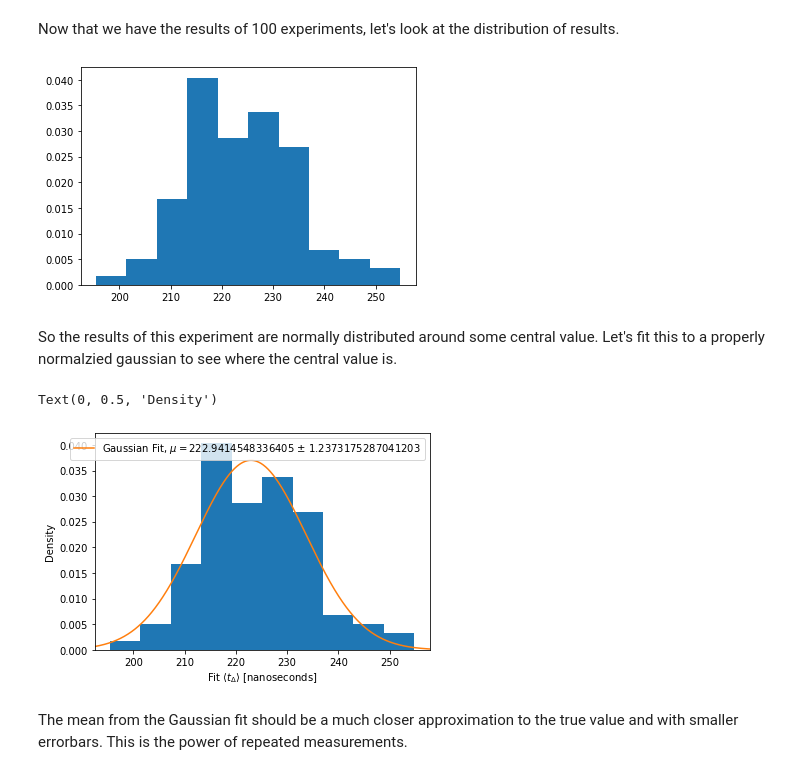
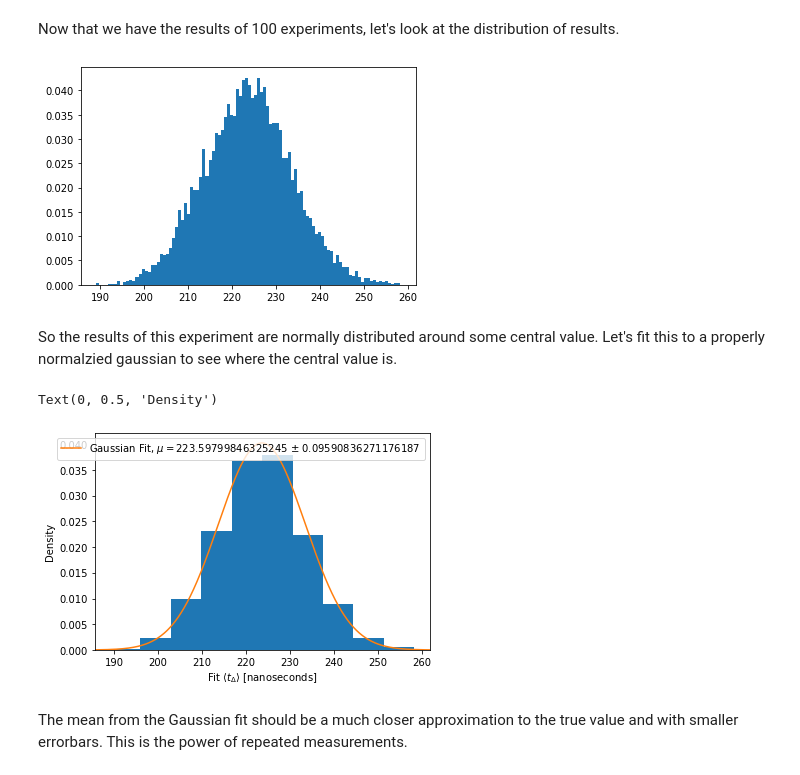
Before and after one commit to dtemps123/HS_Lessons, a Jupyter notebook: Lesson04.ipynb, the cells around one changed output. Saved outputs shown, nothing was run; the diff lists cells and outputs as text; code cells hidden in the pictures.

```diff
--- a/Lesson04.ipynb
+++ b/Lesson04.ipynb
@@ -96,10 +96,10 @@ This histogram looks like we expect, but how close to the PDF is it. To determin
 # %%
 ## create a histogram of these values
 t_bins = np.linspace(start=0.0 , stop=1.0e3 , num=100)
-pyp.figure()
-n_entries, bin_edges, patches = pyp.hist(t_vals, bins=t_bins, density=1.0, label="Data")
-pyp.plot(t_delta_vals, pdf_vals, label=r"Fixed PDF, $\tau=$"+str(kr83m_9keV_tau)+" ns")
-pyp.legend(loc='upper right')
+plt.figure()
+n_entries, bin_edges, patches = plt.hist(t_vals, bins=t_bins, density=1.0, label="Data")
+plt.plot(t_delta_vals, pdf_vals, label=r"Fixed PDF, $\tau=$"+str(kr83m_9keV_tau)+" ns")
+plt.legend(loc='upper right')
 plt.xlabel(r"$t_\Delta$ [nanoseconds]")
 plt.ylabel(r"PDF [ns$^{-1}$]")
 # %% [output]
@@ -113,8 +113,6 @@ from scipy.optimize import curve_fit
 ## We extracted the bin contents and edges from the histogram above
 bin_entries = n_entries   ## note this is density, not counts
 bin_centers = 0.5 * (bin_edges[1:] + bin_edges[:-1])
-
-## Define a fitting function with two free parameters (y-scale and lifetime)
 
 popt, pcov = curve_fit( f = exponential_pdf,
                         xdata = bin_centers,
@@ -124,9 +122,9 @@ print("Lifetime of 9 keV state from fit: ", popt[0], "nanoseconds")
 fit_pdf_values = exponential_pdf(t_delta_vals, popt[0])
 
 ## Draw the normalized histogram again
-pyp.figure()
-n_entries, bin_edges, patches = pyp.hist(t_vals, bins=t_bins, density=1.0)
-pyp.plot(t_delta_vals, pdf_vals, label=r"PDF $\tau=$"+str(popt[0])+" ns")
-pyp.plot(t_delta_vals, fit_pdf_values, label=r"Best Fit, $\tau=$"+str(kr83m_9keV_tau)+" ns")
-pyp.legend(loc='upper right')
+plt.figure()
+n_entries, bin_edges, patches = plt.hist(t_vals, bins=t_bins, density=1.0)
+plt.plot(t_delta_vals, pdf_vals, label=r"PDF $\tau=$"+str(kr83m_9keV_tau)+" ns")
+plt.plot(t_delta_vals, fit_pdf_values, label=r"Best Fit, $\tau=$"+str(popt[0])+" ns")
+plt.legend(loc='upper right')
 # %% [output]
@@ -177,10 +175,10 @@ def RunExperiment():
                         p0=[225])
 
     ## return the best fit value and statistical uncertainty
-    return popt[0] , pcov[0]
+    return popt[0] , np.sqrt(pcov[0])
 # %%
 ## set the number of experiments to run
-N_experiments_to_run = 100
+N_experiments_to_run = 10000
 
 ## create containers for the output of the experiments
 experiment_result_vals = np.zeros(N_experiments_to_run)
@@ -190,14 +188,15 @@ experiment_result_errs = np.zeros(N_experiments_to_run)
 for i in np.arange(N_experiments_to_run):
     val, err = RunExperiment()
     experiment_result_vals[i] = val
-    experiment_result_errs[i] = val
+    experiment_result_errs[i] = err
 # %% [markdown]
 Now that we have the results of 100 experiments, let's look at the distribution of results.
 # %%
-pyp.figure()
-n_entries_gauss, bin_edges_gauss, patches = pyp.hist(experiment_result_vals, density=1.0)
+plt.figure()
+n_t_bins = 100
+n_entries_gauss, bin_edges_gauss, patches = plt.hist(experiment_result_vals, bins=n_t_bins, density=1.0)
 # %% [output]
-[figure, old version]
+[figure, new version]
 # %% [markdown]
 So the results of this experiment are normally distributed around some central value. Let's fit this to a properly normalzied gaussian to see where the central value is.
 # %%
@@ -217,23 +216,23 @@ popt, pcov = curve_fit( f = gauss_pdf,
                     p0=[225,20])
 
 ## remake the figure and plot the fit
-pyp.figure()
-ax1 = pyp.gca()
-n_entries_gauss, bin_edges_gauss, patches = pyp.hist(experiment_result_vals, density=1.0)
+plt.figure()
+ax1 = plt.gca()
+n_entries_gauss, bin_edges_gauss, patches = plt.hist(experiment_result_vals, density=1.0)
 
 xlims = ax1.get_xlim()
 x_fit_vals = np.linspace(start=xlims[0], stop=xlims[1], num=1000)
 y_fit_vals = gauss_pdf(x_fit_vals, popt[0], popt[1])
 ax1.set_xlim(xlims)
 
-pyp.plot(x_fit_vals,y_fit_vals, label="Gaussian Fit, $\mu=$"+str(popt[0])+" $\pm$ "+str(np.sqrt(pcov[0,0])))
+plt.plot(x_fit_vals,y_fit_vals, label="Gaussian Fit, $\mu=$"+str(popt[0])+" $\pm$ "+str(np.sqrt(pcov[0,0])))
 
-pyp.legend(loc='upper right')
+plt.legend(loc='upper right')
 plt.xlabel(r"Fit $\langle t_\Delta \rangle$ [nanoseconds]")
 plt.ylabel("Density")
 # %% [output]
 Text(0, 0.5, 'Density')
-[figure, old version]
+[figure, new version]
 # %% [markdown]
 The mean from the Gaussian fit should be a much closer approximation to the true value and with smaller errorbars. This is the power of repeated measurements.
 # %% [markdown]
```
Also changed, not shown: parts of 6 cells of this notebook.
